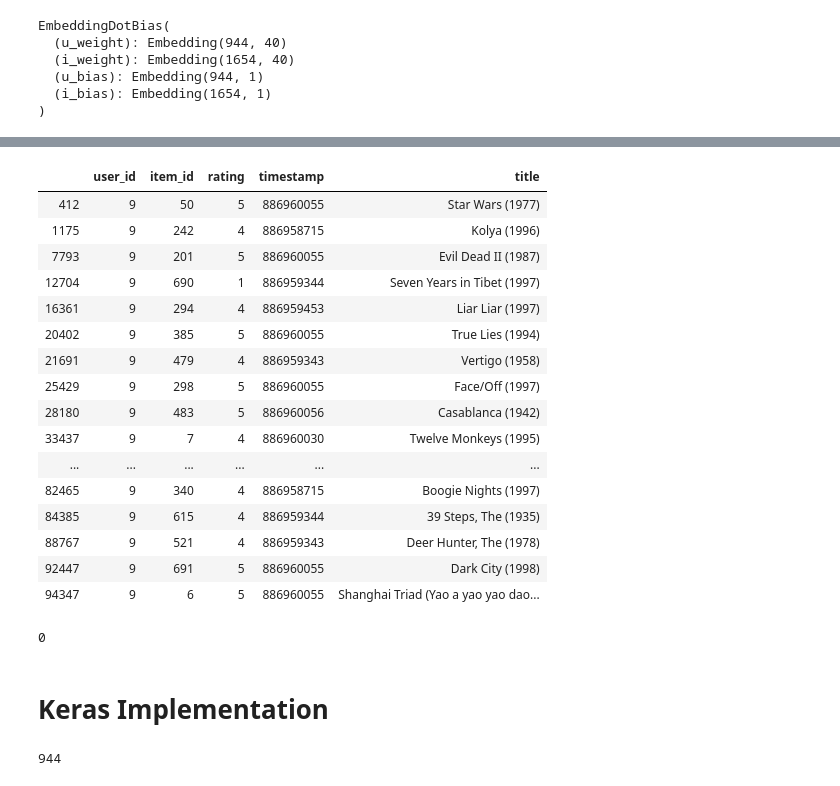
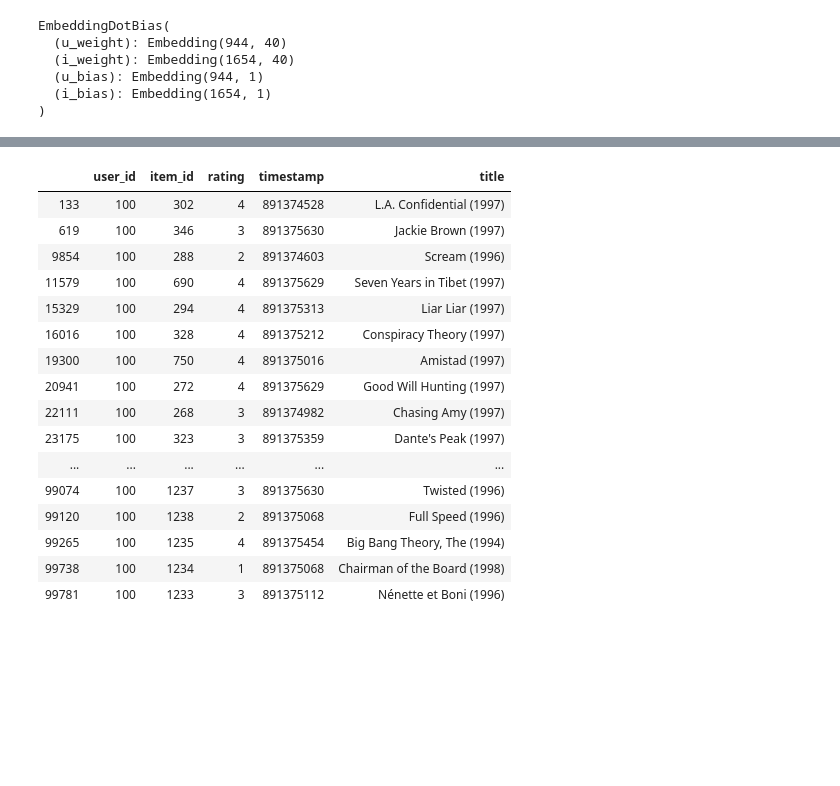
Before and after one commit to yasamanensafi/recommender_system, a Jupyter notebook: Recommender Systems.ipynb, the cells around one changed output, grey strips where cells are left out. Cells and saved outputs as stored; diff of their text form; code cells hidden in the pictures; blank space fills up the shorter version.

```diff
--- a/Recommender Systems.ipynb
+++ b/Recommender Systems.ipynb
@@ -406,31 +415,28 @@ pred
-# %%
-user_9 = df[df['user_id']==9]
-user_9
-# %% [output]
-|  | user_id | item_id | rating | timestamp | title |
-| 412 | 9 | 50 | 5 | 886960055 | Star Wars (1977) |
-| 1175 | 9 | 242 | 4 | 886958715 | Kolya (1996) |
-| 7793 | 9 | 201 | 5 | 886960055 | Evil Dead II (1987) |
-| 12704 | 9 | 690 | 1 | 886959344 | Seven Years in Tibet (1997) |
-| 16361 | 9 | 294 | 4 | 886959453 | Liar Liar (1997) |
-| 20402 | 9 | 385 | 5 | 886960055 | True Lies (1994) |
-| 21691 | 9 | 479 | 4 | 886959343 | Vertigo (1958) |
-| 25429 | 9 | 298 | 5 | 886960055 | Face/Off (1997) |
-| 28180 | 9 | 483 | 5 | 886960056 | Casablanca (1942) |
-| 33437 | 9 | 7 | 4 | 886960030 | Twelve Monkeys (1995) |
-| ... | ... | ... | ... | ... | ... |
-| 82465 | 9 | 340 | 4 | 886958715 | Boogie Nights (1997) |
-| 84385 | 9 | 615 | 4 | 886959344 | 39 Steps, The (1935) |
-| 88767 | 9 | 521 | 4 | 886959343 | Deer Hunter, The (1978) |
-| 92447 | 9 | 691 | 5 | 886960055 | Dark City (1998) |
-| 94347 | 9 | 6 | 5 | 886960055 | Shanghai Triad (Yao a yao yao dao... |
+# %%
+df[df['user_id']==100]
+# %% [output]
+|  | user_id | item_id | rating | timestamp | title |
+| 133 | 100 | 302 | 4 | 891374528 | L.A. Confidential (1997) |
+| 619 | 100 | 346 | 3 | 891375630 | Jackie Brown (1997) |
+| 9854 | 100 | 288 | 2 | 891374603 | Scream (1996) |
+| 11579 | 100 | 690 | 4 | 891375629 | Seven Years in Tibet (1997) |
+| 15329 | 100 | 294 | 4 | 891375313 | Liar Liar (1997) |
+| 16016 | 100 | 328 | 4 | 891375212 | Conspiracy Theory (1997) |
+| 19300 | 100 | 750 | 4 | 891375016 | Amistad (1997) |
+| 20941 | 100 | 272 | 4 | 891375629 | Good Will Hunting (1997) |
+| 22111 | 100 | 268 | 3 | 891374982 | Chasing Amy (1997) |
+| 23175 | 100 | 323 | 3 | 891375359 | Dante's Peak (1997) |
+| ... | ... | ... | ... | ... | ... |
+| 99074 | 100 | 1237 | 3 | 891375630 | Twisted (1996) |
+| 99120 | 100 | 1238 | 2 | 891375068 | Full Speed (1996) |
+| 99265 | 100 | 1235 | 4 | 891375454 | Big Bang Theory, The (1994) |
+| 99738 | 100 | 1234 | 1 | 891375068 | Chairman of the Board (1998) |
+| 99781 | 100 | 1233 | 3 | 891375112 | Nénette et Boni (1996) |
 # %%
-t = 0
-for i in range(len(user_9)):
-    if user_9['title'].iloc[i] in pred.index:
-        t+=1
-print(t)
+def evaluate(user_id):
+    user_number = df[df['user_id']==user_id]
+    t = 0
+    for i in range(len(user_number)):
+        if user_number['title'].iloc[i] in pred.index:
+            t+=1
+    print(t)
-# %% [output]
-0
-# %% [markdown]
-# Keras Implementation
@@ -443,6 +442,0 @@ train, test = train_test_split(df, test_size=0.2, random_state=42)
-# %%
-# number of unique users
-n_users = len(train.user_id.unique())
-n_users
-# %% [output]
-944
```
Also changed, not shown: parts of 40 cells of this notebook.
